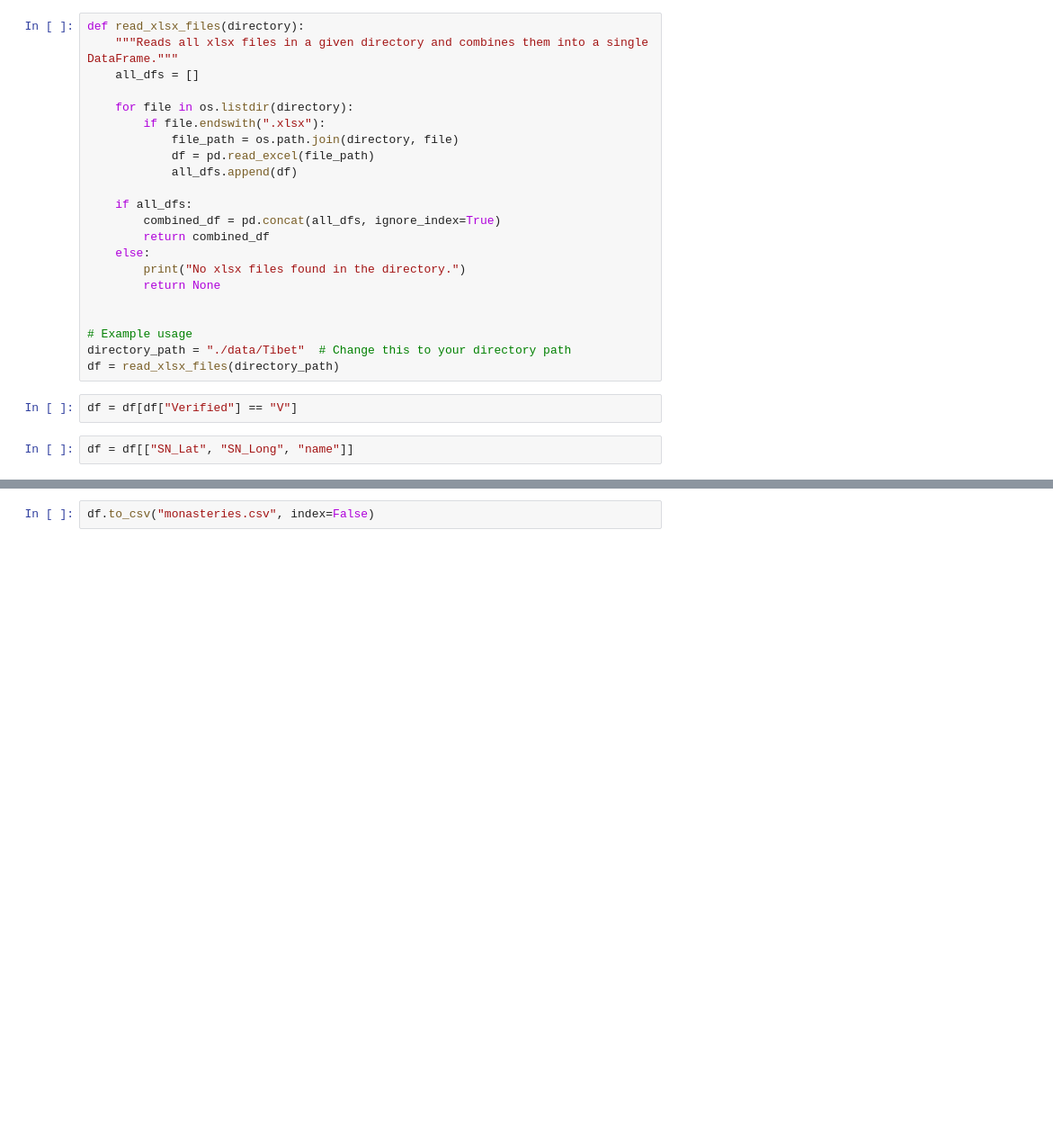
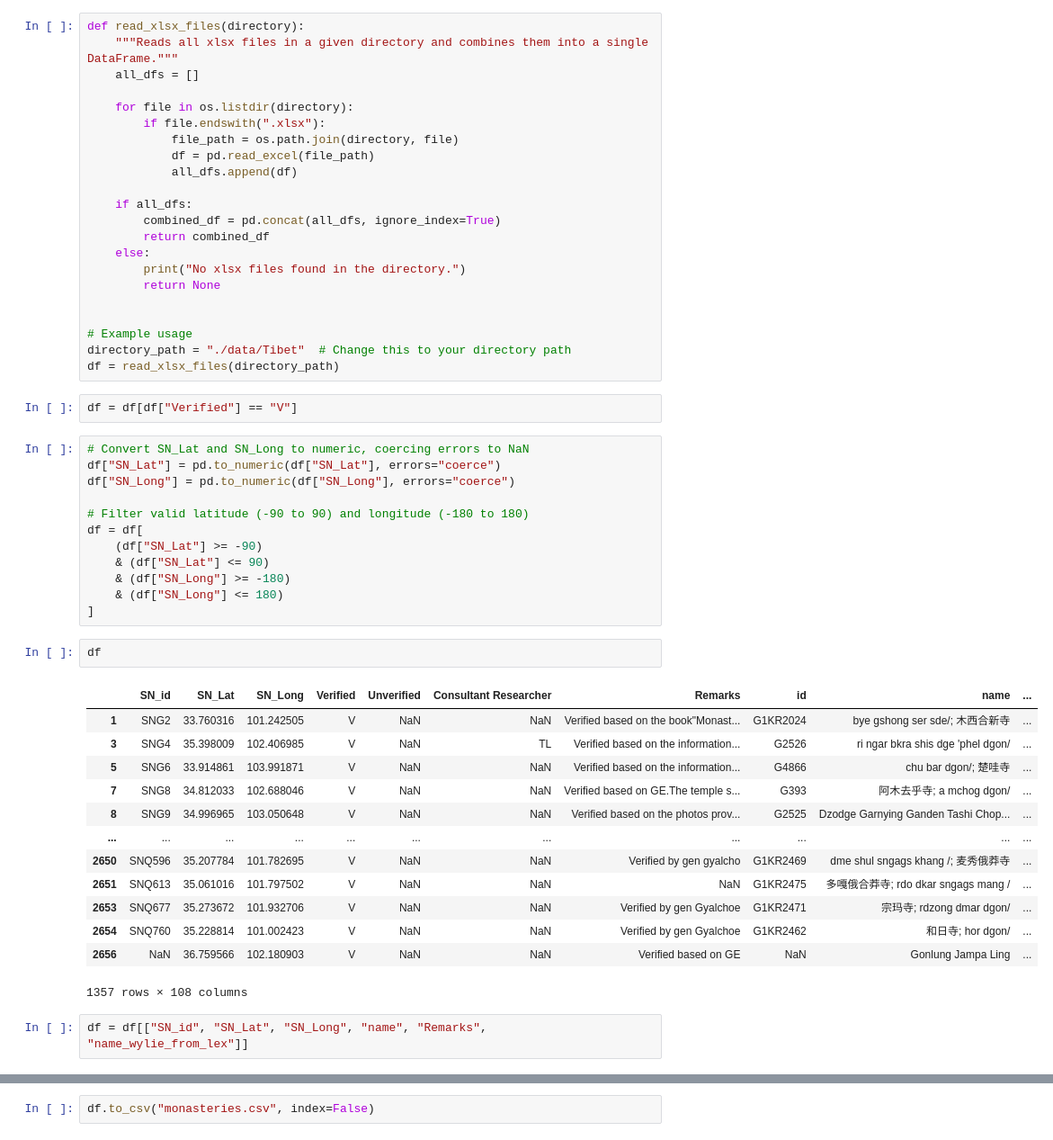
Before and after one commit to spsither/gonpa_map, a Jupyter notebook: merge_data.ipynb, the cells around one changed output, grey strips where cells are left out. Shown: that part at 90% size. Cells and saved outputs as stored; diff of their text form; blank space fills up the shorter version.

```diff
--- a/merge_data.ipynb
+++ b/merge_data.ipynb
@@ -44,8 +44,36 @@ directory_path = "./data/Tibet"  # Change this to your directory path
 df = read_xlsx_files(directory_path)
 # %%
 df = df[df["Verified"] == "V"]
+# %%
+# Convert SN_Lat and SN_Long to numeric, coercing errors to NaN
+df["SN_Lat"] = pd.to_numeric(df["SN_Lat"], errors="coerce")
+df["SN_Long"] = pd.to_numeric(df["SN_Long"], errors="coerce")
+
+# Filter valid latitude (-90 to 90) and longitude (-180 to 180)
+df = df[
+    (df["SN_Lat"] >= -90)
+    & (df["SN_Lat"] <= 90)
+    & (df["SN_Long"] >= -180)
+    & (df["SN_Long"] <= 180)
+]
+# %%
+df
+# %% [output]
+|  | SN_id | SN_Lat | SN_Long | Verified | Unverified | Consultant Researcher | Remarks | id | name | ... |
+| 1 | SNG2 | 33.760316 | 101.242505 | V | NaN | NaN | Verified based on the book"Monast... | G1KR2024 | bye gshong ser sde/; 木西合新寺 | ... |
+| 3 | SNG4 | 35.398009 | 102.406985 | V | NaN | TL | Verified based on the information... | G2526 | ri ngar bkra shis dge 'phel dgon/ | ... |
+| 5 | SNG6 | 33.914861 | 103.991871 | V | NaN | NaN | Verified based on the information... | G4866 | chu bar dgon/; 楚哇寺 | ... |
+| 7 | SNG8 | 34.812033 | 102.688046 | V | NaN | NaN | Verified based on GE.The temple s... | G393 | 阿木去乎寺; a mchog dgon/ | ... |
+| 8 | SNG9 | 34.996965 | 103.050648 | V | NaN | NaN | Verified based on the photos prov... | G2525 | Dzodge Garnying Ganden Tashi Chop... | ... |
+| ... | ... | ... | ... | ... | ... | ... | ... | ... | ... | ... |
+| 2650 | SNQ596 | 35.207784 | 101.782695 | V | NaN | NaN | Verified by gen gyalcho | G1KR2469 | dme shul sngags khang /; 麦秀俄莽寺 | ... |
+| 2651 | SNQ613 | 35.061016 | 101.797502 | V | NaN | NaN | NaN | G1KR2475 | 多嘎俄合莽寺; rdo dkar sngags mang / | ... |
+| 2653 | SNQ677 | 35.273672 | 101.932706 | V | NaN | NaN | Verified by gen Gyalchoe | G1KR2471 | 宗玛寺; rdzong dmar dgon/ | ... |
+| 2654 | SNQ760 | 35.228814 | 101.002423 | V | NaN | NaN | Verified by gen Gyalchoe | G1KR2462 | 和日寺; hor dgon/ | ... |
+| 2656 | NaN | 36.759566 | 102.180903 | V | NaN | NaN | Verified based on GE | NaN | Gonlung Jampa Ling | ... |
+1357 rows × 108 columns
 # %%
-df = df[["SN_Lat", "SN_Long", "name"]]
+df = df[["SN_id", "SN_Lat", "SN_Long", "name", "Remarks", "name_wylie_from_lex"]]
 # %%
 len(df)
 # %% [output]
```
Also changed, not shown: parts of 10 cells of this notebook, 2 other files.
